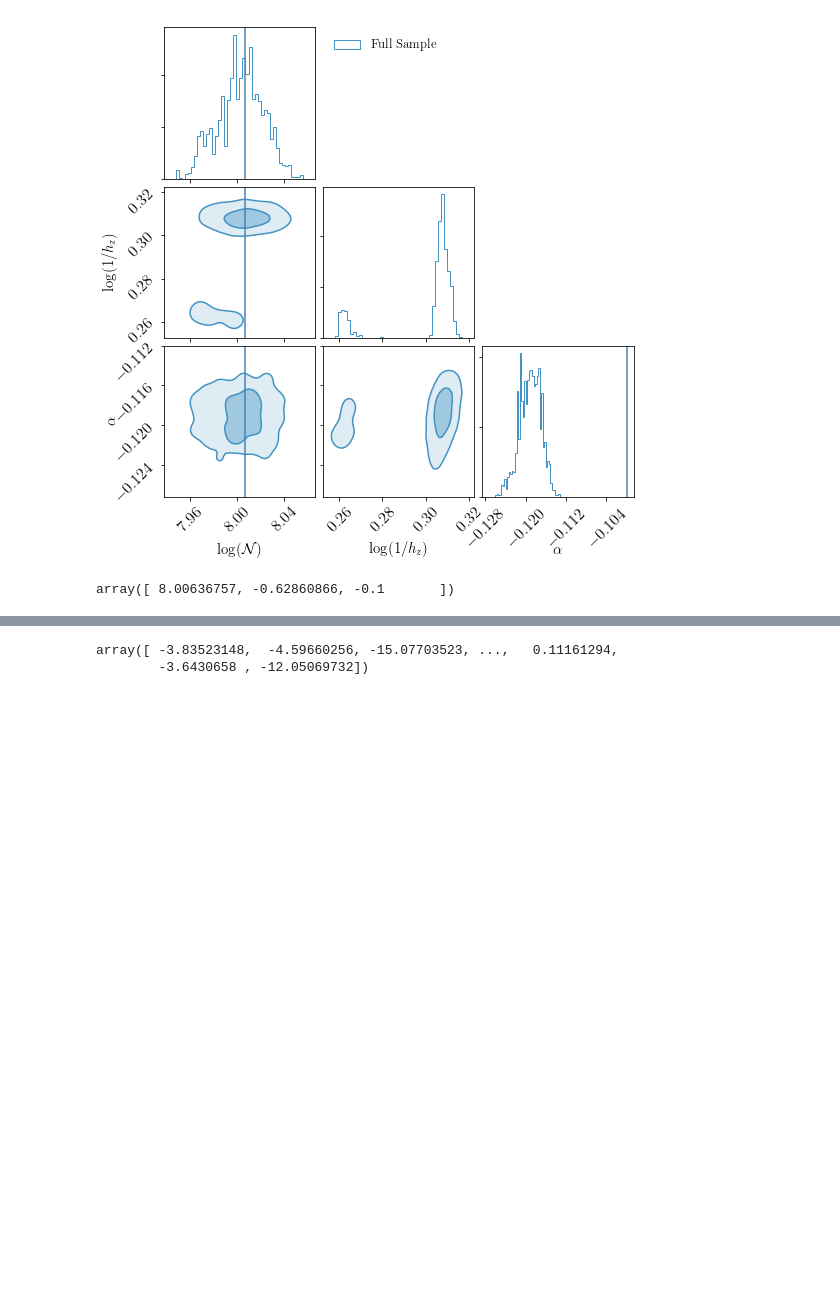
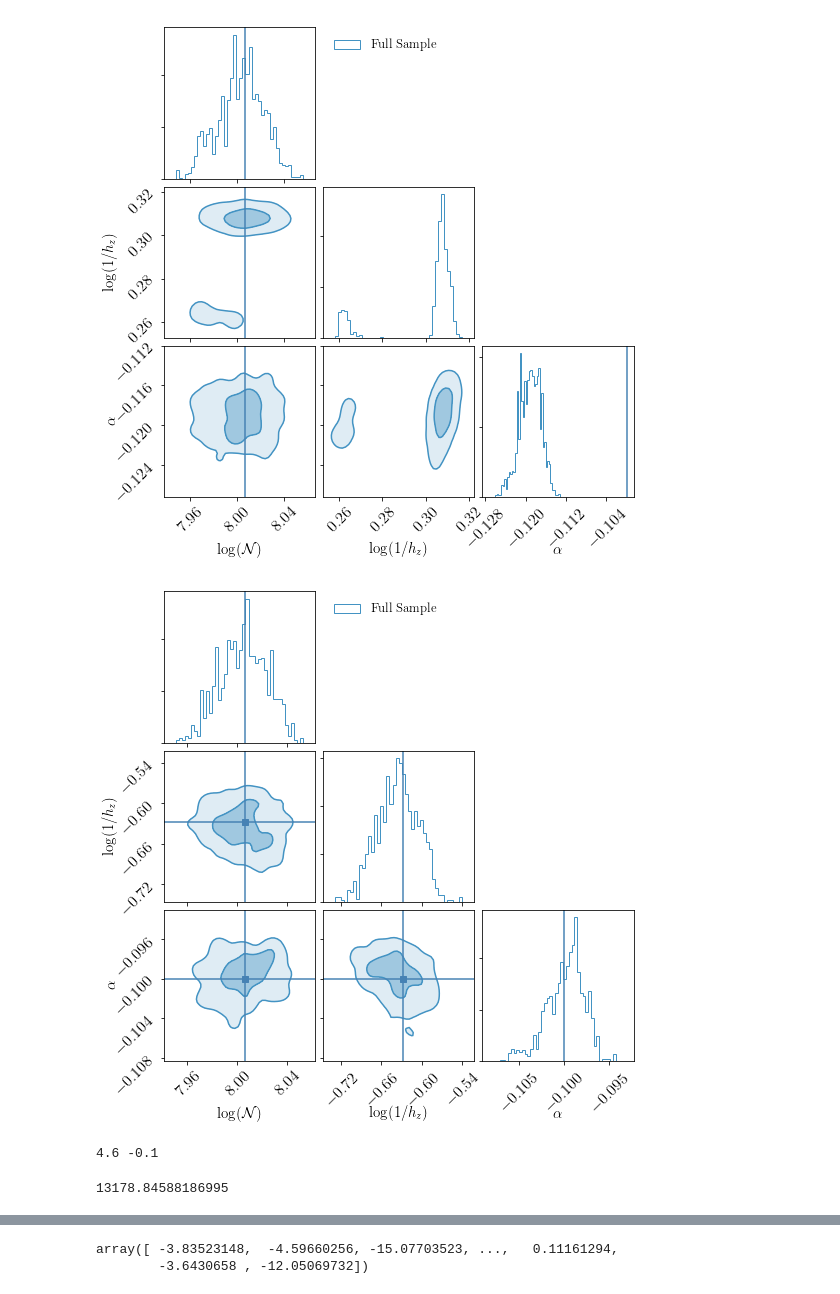
Before and after one commit to aeverall/mwtrace, a Jupyter notebook: mockmodel/Giants poisson_fit.ipynb, the cells around one changed output, grey strips where cells are left out. Saved outputs shown, nothing was run; the diff lists cells and outputs as text; code cells hidden in the pictures; blank space fills up the shorter version.

```diff
--- a/mockmodel/Giants poisson_fit.ipynb
+++ b/mockmodel/Giants poisson_fit.ipynb
@@ -387,7 +413,14 @@ plotting.layered_corners([sampler], labels=labels, index=index, truths=true_para
                          colors=[cm.RdBu(0.8)])
 # %% [output]
 [figure]
-# %%
-true_params
-# %% [output]
-array([ 8.00636757, -0.62860866, -0.1       ])
+# %%
+index = ['Full Sample']
+plotting.layered_corners([sampler], labels=labels, index=index, truths=true_params,
+                         colors=[cm.RdBu(0.8)])
+# %% [output]
+[figure, added]
+# %%
+poisson_like(true_params)
+# %% [output]
+4.6 -0.1
+13178.84588186995
```
Also changed, not shown: parts of 21 cells of this notebook, 1 other file.
